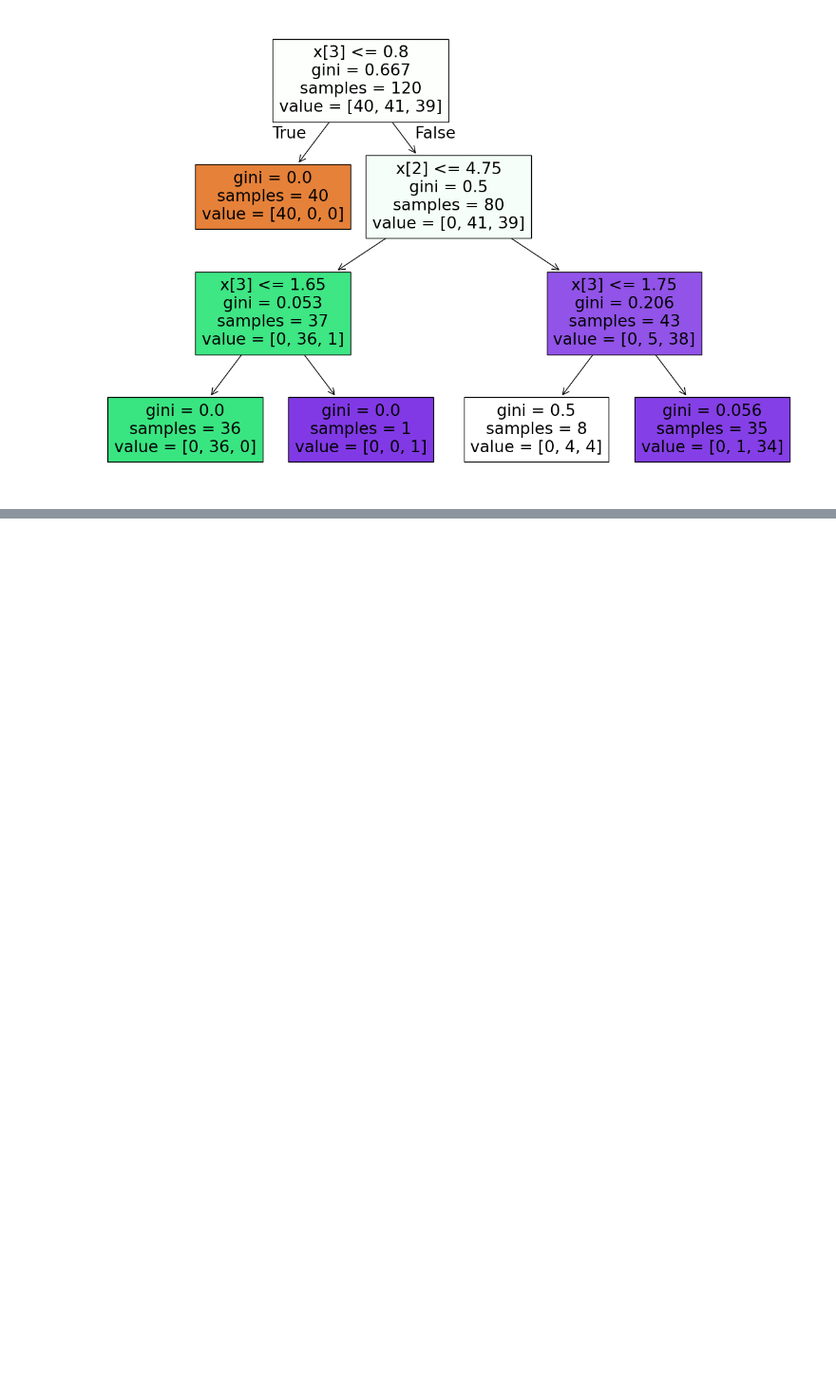
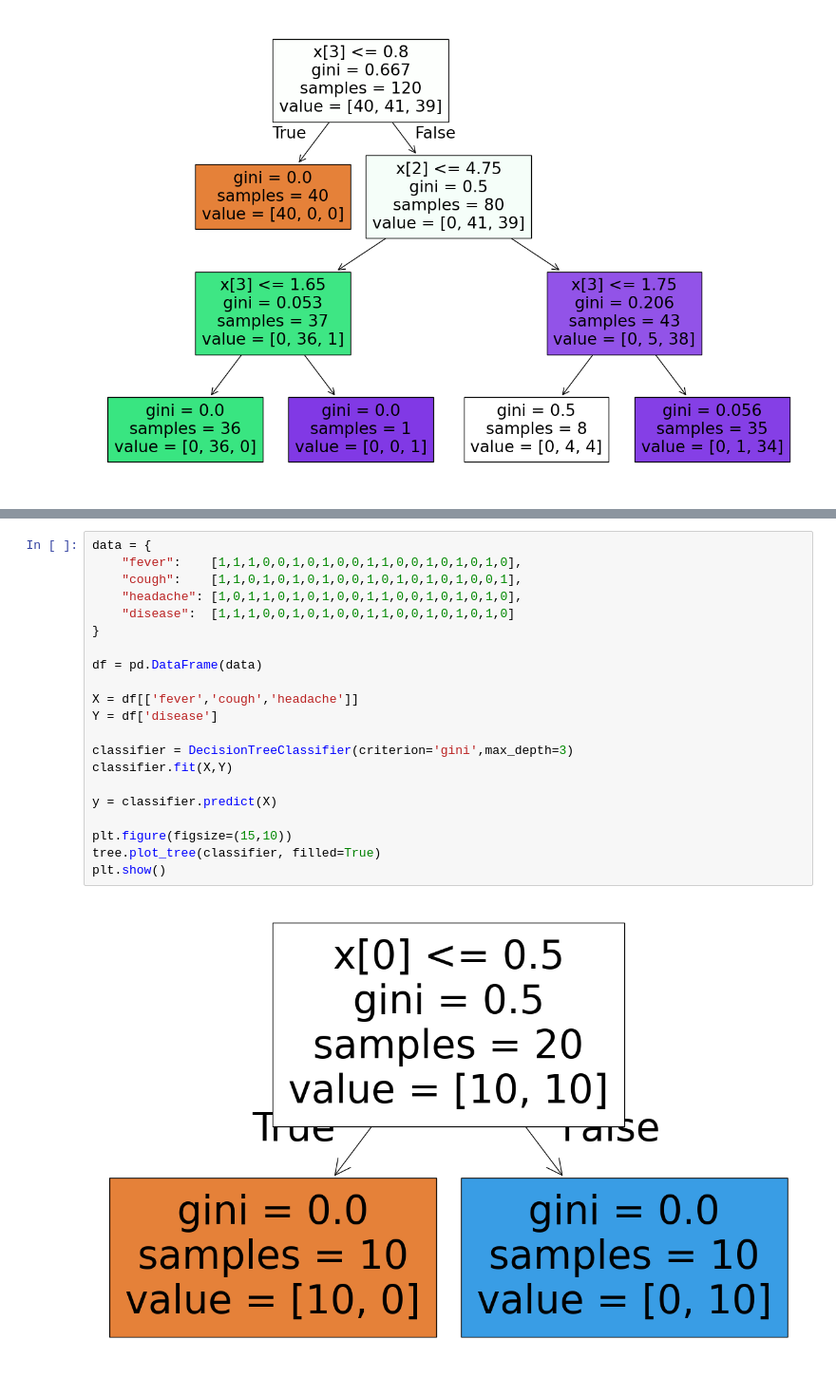
Before and after one commit to sohhammAlgo/Machine-learning, a Jupyter notebook: DecisionTree/ML4.ipynb, the cells around one changed output, grey strips where cells are left out. Shown at 95% size. Drawn from its saved outputs; the diff is of its cells as text; blank space fills up the shorter version.

```diff
--- a/DecisionTree/ML4.ipynb
+++ b/DecisionTree/ML4.ipynb
@@ -41,0 +106,23 @@ plt.show()
+# %%
+data = {
+    "fever":    [1,1,1,0,0,1,0,1,0,0,1,1,0,0,1,0,1,0,1,0],
+    "cough":    [1,1,0,1,0,1,0,1,0,0,1,0,1,0,1,0,1,0,0,1],
+    "headache": [1,0,1,1,0,1,0,1,0,0,1,1,0,0,1,0,1,0,1,0],
+    "disease":  [1,1,1,0,0,1,0,1,0,0,1,1,0,0,1,0,1,0,1,0]
+}
+
+df = pd.DataFrame(data)
+
+X = df[['fever','cough','headache']]
+Y = df['disease']
+
+classifier = DecisionTreeClassifier(criterion='gini',max_depth=3)
+classifier.fit(X,Y)
+
+y = classifier.predict(X)
+
+plt.figure(figsize=(15,10))
+tree.plot_tree(classifier, filled=True)
+plt.show()
+# %% [output]
+[figure, added]
```
Also changed, not shown: parts of 3 cells of this notebook, 4 other files.
